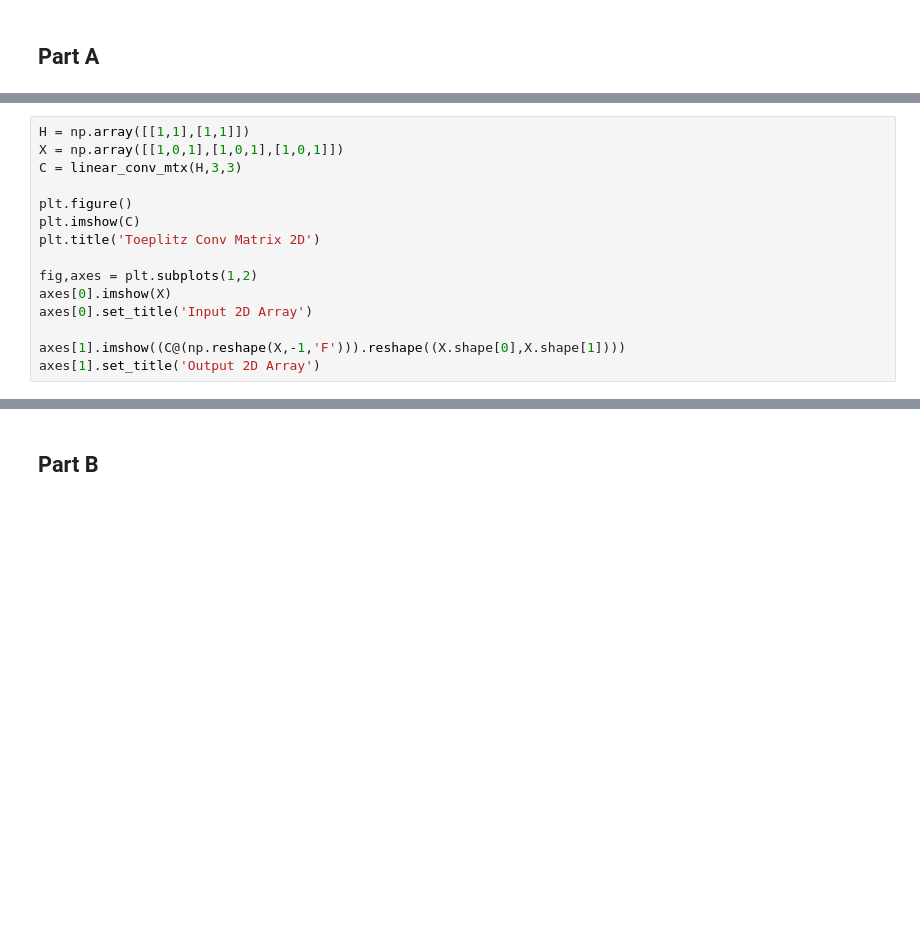
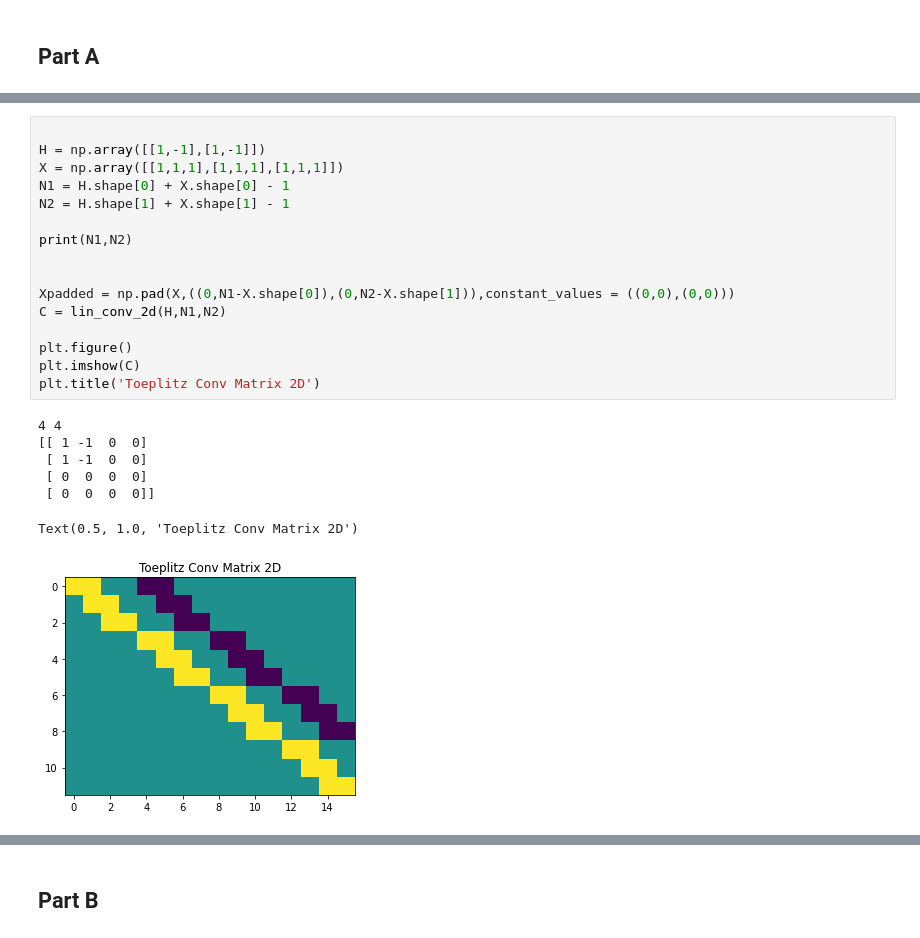
Before and after one commit to masa512/ece558, a Jupyter notebook: set2_problem6.ipynb, the cells around one changed output, grey strips where cells are left out. Cells and saved outputs as stored; diff of their text form; blank space fills up the shorter version.

```diff
--- a/set2_problem6.ipynb
+++ b/set2_problem6.ipynb
@@ -21,15 +10,0 @@ def linear_conv_mtx(h,N1,N2):
-# %%
-H = np.array([[1,1],[1,1]])
-X = np.array([[1,0,1],[1,0,1],[1,0,1]])
-C = linear_conv_mtx(H,3,3)
-
-plt.figure()
-plt.imshow(C)
-plt.title('Toeplitz Conv Matrix 2D')
-
-fig,axes = plt.subplots(1,2)
-axes[0].imshow(X)
-axes[0].set_title('Input 2D Array')
-
-axes[1].imshow((C@(np.reshape(X,-1,'F'))).reshape((X.shape[0],X.shape[1])))
-axes[1].set_title('Output 2D Array')
@@ -39,0 +79,24 @@ Text(0.5, 1.0, 'Output 2D Array')
+# %%
+
+H = np.array([[1,-1],[1,-1]])
+X = np.array([[1,1,1],[1,1,1],[1,1,1]])
+N1 = H.shape[0] + X.shape[0] - 1
+N2 = H.shape[1] + X.shape[1] - 1
+
+print(N1,N2)
+
+
+Xpadded = np.pad(X,((0,N1-X.shape[0]),(0,N2-X.shape[1])),constant_values = ((0,0),(0,0)))
+C = lin_conv_2d(H,N1,N2)
+
+plt.figure()
+plt.imshow(C)
+plt.title('Toeplitz Conv Matrix 2D')
+# %% [output]
+4 4
+[[ 1 -1  0  0]
+ [ 1 -1  0  0]
+ [ 0  0  0  0]
+ [ 0  0  0  0]]
+Text(0.5, 1.0, 'Toeplitz Conv Matrix 2D')
+[figure, added]
```
Also changed, not shown: parts of 14 cells of this notebook.
